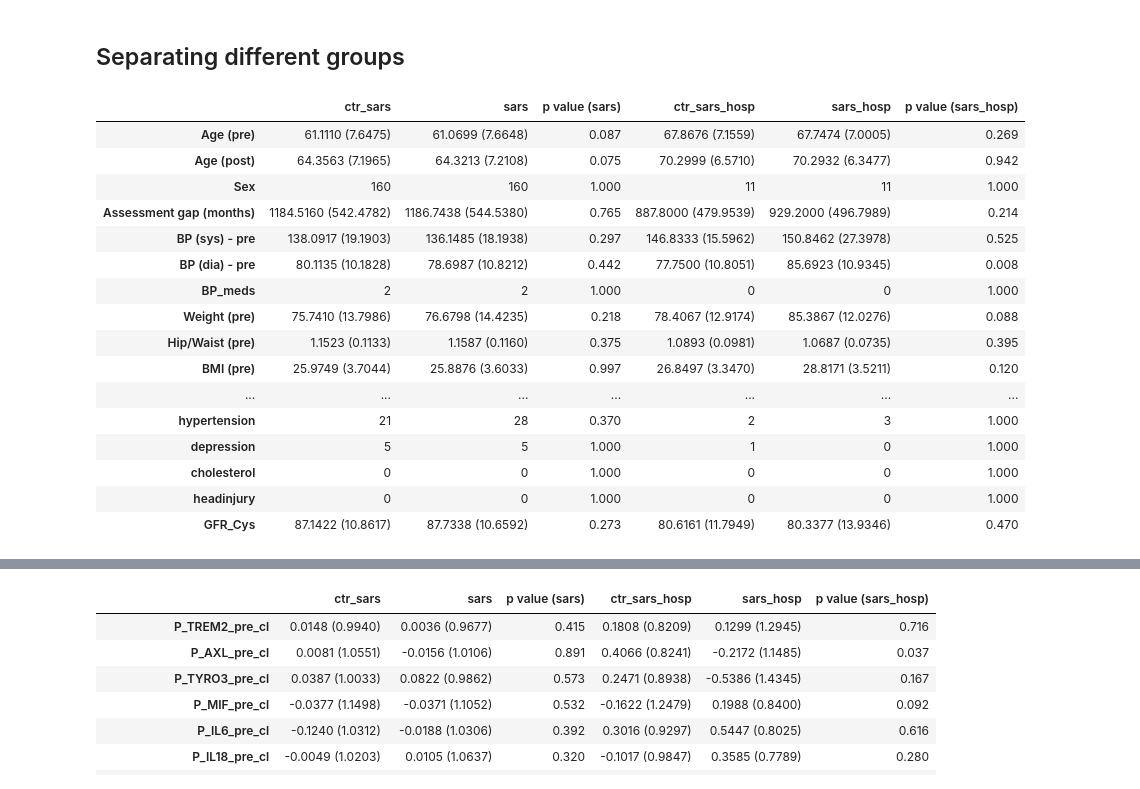
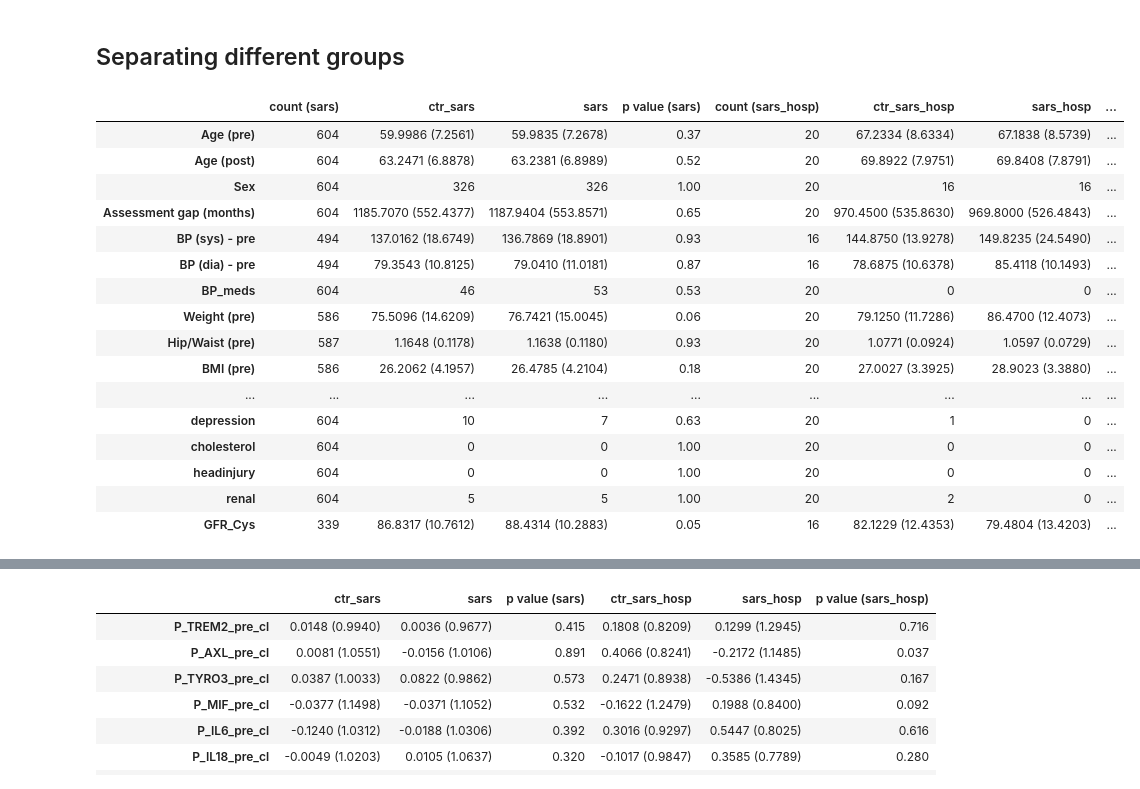
Before and after one commit to eduff/BIACOB, a Jupyter notebook: Basic_proteomics.ipynb, the cells around one changed output, grey strips where cells are left out. Drawn from its saved outputs; the diff is of its cells as text; code cells hidden in the pictures.

```diff
--- a/Basic_proteomics.ipynb
+++ b/Basic_proteomics.ipynb
@@ -1877,2 +1860,3 @@ np.var(estimator[0])
 # %%
-out.loc['Female','Cases']='331/626'
+# hospitalised
+(data.loc[:,'Case_hosp_matched']=='sars_hosp').sum()
@@ -1884,9 +1898,11 @@ els=(all_matched  )
 
 var_names=['Female','Age','Assessment interval (months)','Ethnicity (non-white)','Weight (kg)','Hip/waist ratio','BMI','BP-systolic (mmHg)','BP-diastolic (mmHg)','BP medication','Diabetes diagnosis','Cholesterol-lowering medication','Alcohol intake freq. score','Smokers','Age completed education','Index of multiple deprivation','Household income (£1000s)','Number in household','Key worker','Working through COVID','General cognitive ability score','Prospective memory','Daily moderate activity (min)','General health (1-4)','Hand grip mean (kg)','Wheeze (chest)','APOE-ε4 count']
 vars=['Gender_pre','Age-2.0','assessment_sep_m','Ethnicity(White)','21002-2.0','Hip/Waist-2.0','21001-2.0','4080-2.0','4079-2.0','BP_meds','Diabetes','Chol_meds','Alcohol-2.0','Smoking_bin-2.0','845-2.0','Deprivation','738-2.0','709-2.0','KeyWorker','WorkingThroughCOVID','cog_vars_gi-2.0','ProsMem-2.0','Activity-2.0','GeneralHealth-2.0','HandGrip-2.0','Wheeze-2.0','A4']
+var_names=['Age (pre)','Age (post)','Sex','Assessment gap (months)','BP (sys) - pre ','BP (dia) - pre','BP_meds','Weight (pre)','Hip/Waist (pre)','BMI (pre)','Obesity','Alcohol Intake Freq','Smoking','Education','Multiple Deprivation','Diabetes','Heart_condition','Chol_meds','Income','Number Household','Ethnicity(White)','Key Worker','Working through COVID','Cognition_pre','Memory_pre','Activity','General_health (pre)','MR Brain Signature (pre)','Vitamin D','diabetes','cardiovascular','hypertension','depression','cholesterol','headinjury','APOE_score','GFR_Cys']
+vars=['Age-2.0','Age-3.0','Gender_pre','assessment_sep','4080-2.0','4079-2.0','BP_meds','21002-2.0','Hip/Waist-2.0','21001-2.0','Obesity-2.0','Alcohol-2.0','Smoking-2.0','845-2.0','Deprivation','Diabetes','Heart_Cond','Chol_meds','738-2.0','709-2.0','Ethnicity(White)','KeyWorker','WorkingThroughCOVID','6350-2.0','20018-2.0','894-2.0','2178-2.0','adni_mean_cl-2.0','30890-1.0','diabetes','cardiovascular','hypertension','depression','cholesterol','headinjury','APOE_score','GFR_Cys_pre_cl']
+
+
 out=table_means_ext(data.loc[els,:],show=vars,groupby='Case',var_names=var_names)
 out=out.rename(columns={'ctr':'Matched controls','sars':'Cases','p value (sars)':'p-value'})
-out.loc['Female','Cases']='331/626'
-out.loc['Female','Matched controls']='331/626'
-out[['Cases','Matched controls','p-value']].style.format(precision=3)
+out[['Cases','Matched controls','p-value','count (sars)']].style.format(precision=3)
 # %% [output]
@@ -1930,3 +1925,0 @@ Name: P_CHI3L1_pre, Length: 1557, dtype: float64
-# %%
-out=table_means_ext(data.loc[els,:],show=vars,groupby='Case',var_names=var_names)
-out
@@ -1951,3 +1925,0 @@ out
-# %%
-out=table_means_ext(data.loc[els,:],show=vars,groupby='Case',var_names=var_names)
-out
@@ -1981,37 +1928,37 @@ sns.histplot(data=data,x='894-2.0',hue='Case',bins=20)
 # %%
 # Separating Hospitalised
 col_names=['Control','SARS-COV-2']
 els=all_matched
 
-els=all_case.copy()# & (data.loc[ids,'KeyWorker'].values==data.loc[ids2,'KeyWorker'].values)  & (data.loc[ids,'Diabetes'].values==data.loc[ids2,'Diabetes'].values) & (data.loc[ids,'BP_meds'].values==data.loc[ids2,'BP_meds'].values) #&(data['Activity-2.0']<40)
+# els=all_case.copy()# & (data.loc[ids,'KeyWorker'].values==data.loc[ids2,'KeyWorker'].values)  & (data.loc[ids,'Diabetes'].values==data.loc[ids2,'Diabetes'].values) & (data.loc[ids,'BP_meds'].values==data.loc[ids2,'BP_meds'].values) #&(data['Activity-2.0']<40)
 
-ids=data.loc[els,'matched_eid'].dropna().index
-ids2=data.loc[ids,'matched_eid']
-idels=(data.loc[ids,'KeyWorker'].values==data.loc[ids2,'KeyWorker'].values)  & (data.loc[ids,'Diabetes'].values==data.loc[ids2,'Diabetes'].values)& (data.loc[ids,'Chol_meds'].values==data.loc[ids2,'Chol_meds'].values) & (data.loc[ids,'BP_meds'].values==data.loc[ids2,'BP_meds'].values) & (np.abs((data.loc[ids,'709-2.0'].values-data.loc[ids2,'709-2.0'].values))<2) #&
-#data.loc[ids,'Activity-2.0']-data.loc[ids2,'Activity-2.0']
-els[:]=False
-els[ids[idels]]=True
-els[ids2[idels]]=True
+# ids=data.loc[els,'matched_eid'].dropna().index
+# ids2=data.loc[ids,'matched_eid']
+# idels=(data.loc[ids,'KeyWorker'].values==data.loc[ids2,'KeyWorker'].values)  & (data.loc[ids,'Diabetes'].values==data.loc[ids2,'Diabetes'].values)&  (data.loc[ids,'Chol_meds'].values==data.loc[ids2,'Chol_meds'].values)  & (data.loc[ids,'BP_meds'].values==data.loc[ids2,'BP_meds'].values) # & (np.abs((data.loc[ids,'709-2.0'].values-data.loc[ids2,'709-2.0'].values))<2) #&
+# #data.loc[ids,'Activity-2.0']-data.loc[ids2,'Activity-2.0']
+# els[:]=False
+# els[ids[idels]]=True
+# els[ids2[idels]]=True
 
-var_names=['Age (pre)','Age (post)','Sex','Assessment gap (months)','BP (sys) - pre ','BP (dia) - pre','BP_meds','Weight (pre)','Hip/Waist (pre)','BMI (pre)','Obesity','Alcohol Intake Freq','Smoking','Education','Multiple Deprivation','Diabetes','Heart_condition','Chol_meds','Income','Number Household','Ethnicity(White)','Key Worker','Working through COVID','Cognition_pre','Memory_pre','Activity','General_health (pre)','MR Brain Signature (pre)','Vitamin D','diabetes','cardiovascular','hypertension','depression','cholesterol','headinjury','GFR_Cys']
-vars=['Age-2.0','Age-3.0','Gender_pre','assessment_sep','4080-2.0','4079-2.0','BP_meds','21002-2.0','Hip/Waist-2.0','21001-2.0','Obesity-2.0','Alcohol-2.0','Smoking-2.0','845-2.0','Deprivation','Diabetes','Heart_Cond','Chol_meds','738-2.0','709-2.0','Ethnicity(White)','KeyWorker','WorkingThroughCOVID','6350-2.0','20018-2.0','894-2.0','2178-2.0','adni_mean_cl-2.0','30890-1.0','diabetes','cardiovascular','hypertension','depression','cholesterol','headinjury','GFR_Cys_pre_cl']
+var_names=['Age (pre)','Age (post)','Sex','Assessment gap (months)','BP (sys) - pre ','BP (dia) - pre','BP_meds','Weight (pre)','Hip/Waist (pre)','BMI (pre)','Obesity','Alcohol Intake Freq','Smoking','Education','Multiple Deprivation','Diabetes','Heart_condition','Chol_meds','Income','Number Household','Ethnicity(White)','Key Worker','Working through COVID','Cognition_pre','Memory_pre','Activity','General_health (pre)','MR Brain Signature (pre)','Vitamin D','diabetes','cardiovascular','hypertension','depression','cholesterol','headinjury','renal','GFR_Cys']
+vars=['Age-2.0','Age-3.0','Gender_pre','assessment_sep','4080-2.0','4079-2.0','BP_meds','21002-2.0','Hip/Waist-2.0','21001-2.0','Obesity-2.0','Alcohol-2.0','Smoking-2.0','845-2.0','Deprivation','Diabetes','Heart_Cond','Chol_meds','738-2.0','709-2.0','Ethnicity(White)','KeyWorker','WorkingThroughCOVID','6350-2.0','20018-2.0','894-2.0','2178-2.0','adni_mean_cl-2.0','30890-1.0','diabetes','cardiovascular','hypertension','depression','cholesterol','headinjury','renal','GFR_Cys_pre_cl']
 out=table_means_ext(data.loc[els,:],show=vars,groupby='Case_hosp_matched',statkeys=['sars','sars_hosp'],var_names=var_names)
-out[['ctr_sars','sars','p value (sars)','ctr_sars_hosp','sars_hosp','p value (sars_hosp)']].style.format(precision=3)
+out[['count (sars)','ctr_sars','sars','p value (sars)','count (sars_hosp)','ctr_sars_hosp','sars_hosp','p value (sars_hosp)']].style.format(precision=2)
 # %% [output]
-|  | ctr_sars | sars | p value (sars) | ctr_sars_hosp | sars_hosp | p value (sars_hosp) |
-| Age (pre) | 61.1110 (7.6475) | 61.0699 (7.6648) | 0.087 | 67.8676 (7.1559) | 67.7474 (7.0005) | 0.269 |
-| Age (post) | 64.3563 (7.1965) | 64.3213 (7.2108) | 0.075 | 70.2999 (6.5710) | 70.2932 (6.3477) | 0.942 |
-| Sex | 160 | 160 | 1.000 | 11 | 11 | 1.000 |
-| Assessment gap (months) | 1184.5160 (542.4782) | 1186.7438 (544.5380) | 0.765 | 887.8000 (479.9539) | 929.2000 (496.7989) | 0.214 |
-| BP (sys) - pre | 138.0917 (19.1903) | 136.1485 (18.1938) | 0.297 | 146.8333 (15.5962) | 150.8462 (27.3978) | 0.525 |
-| BP (dia) - pre | 80.1135 (10.1828) | 78.6987 (10.8212) | 0.442 | 77.7500 (10.8051) | 85.6923 (10.9345) | 0.008 |
-| BP_meds | 2 | 2 | 1.000 | 0 | 0 | 1.000 |
-| Weight (pre) | 75.7410 (13.7986) | 76.6798 (14.4235) | 0.218 | 78.4067 (12.9174) | 85.3867 (12.0276) | 0.088 |
-| Hip/Waist (pre) | 1.1523 (0.1133) | 1.1587 (0.1160) | 0.375 | 1.0893 (0.0981) | 1.0687 (0.0735) | 0.395 |
-| BMI (pre) | 25.9749 (3.7044) | 25.8876 (3.6033) | 0.997 | 26.8497 (3.3470) | 28.8171 (3.5211) | 0.120 |
-| ... | ... | ... | ... | ... | ... | ... |
-| hypertension | 21 | 28 | 0.370 | 2 | 3 | 1.000 |
-| depression | 5 | 5 | 1.000 | 1 | 0 | 1.000 |
-| cholesterol | 0 | 0 | 1.000 | 0 | 0 | 1.000 |
-| headinjury | 0 | 0 | 1.000 | 0 | 0 | 1.000 |
-| GFR_Cys | 87.1422 (10.8617) | 87.7338 (10.6592) | 0.273 | 80.6161 (11.7949) | 80.3377 (13.9346) | 0.470 |
+|  | count (sars) | ctr_sars | sars | p value (sars) | count (sars_hosp) | ctr_sars_hosp | sars_hosp | ... |
+| Age (pre) | 604 | 59.9986 (7.2561) | 59.9835 (7.2678) | 0.37 | 20 | 67.2334 (8.6334) | 67.1838 (8.5739) | ... |
+| Age (post) | 604 | 63.2471 (6.8878) | 63.2381 (6.8989) | 0.52 | 20 | 69.8922 (7.9751) | 69.8408 (7.8791) | ... |
+| Sex | 604 | 326 | 326 | 1.00 | 20 | 16 | 16 | ... |
+| Assessment gap (months) | 604 | 1185.7070 (552.4377) | 1187.9404 (553.8571) | 0.65 | 20 | 970.4500 (535.8630) | 969.8000 (526.4843) | ... |
+| BP (sys) - pre | 494 | 137.0162 (18.6749) | 136.7869 (18.8901) | 0.93 | 16 | 144.8750 (13.9278) | 149.8235 (24.5490) | ... |
+| BP (dia) - pre | 494 | 79.3543 (10.8125) | 79.0410 (11.0181) | 0.87 | 16 | 78.6875 (10.6378) | 85.4118 (10.1493) | ... |
+| BP_meds | 604 | 46 | 53 | 0.53 | 20 | 0 | 0 | ... |
+| Weight (pre) | 586 | 75.5096 (14.6209) | 76.7421 (15.0045) | 0.06 | 20 | 79.1250 (11.7286) | 86.4700 (12.4073) | ... |
+| Hip/Waist (pre) | 587 | 1.1648 (0.1178) | 1.1638 (0.1180) | 0.93 | 20 | 1.0771 (0.0924) | 1.0597 (0.0729) | ... |
+| BMI (pre) | 586 | 26.2062 (4.1957) | 26.4785 (4.2104) | 0.18 | 20 | 27.0027 (3.3925) | 28.9023 (3.3880) | ... |
+| ... | ... | ... | ... | ... | ... | ... | ... | ... |
+| depression | 604 | 10 | 7 | 0.63 | 20 | 1 | 0 | ... |
+| cholesterol | 604 | 0 | 0 | 1.00 | 20 | 0 | 0 | ... |
+| headinjury | 604 | 0 | 0 | 1.00 | 20 | 0 | 0 | ... |
+| renal | 604 | 5 | 5 | 1.00 | 20 | 2 | 0 | ... |
+| GFR_Cys | 339 | 86.8317 (10.7612) | 88.4314 (10.2883) | 0.05 | 16 | 82.1229 (12.4353) | 79.4804 (13.4203) | ... |
```
Also changed, not shown: parts of 148 cells of this notebook, 1 other file.
